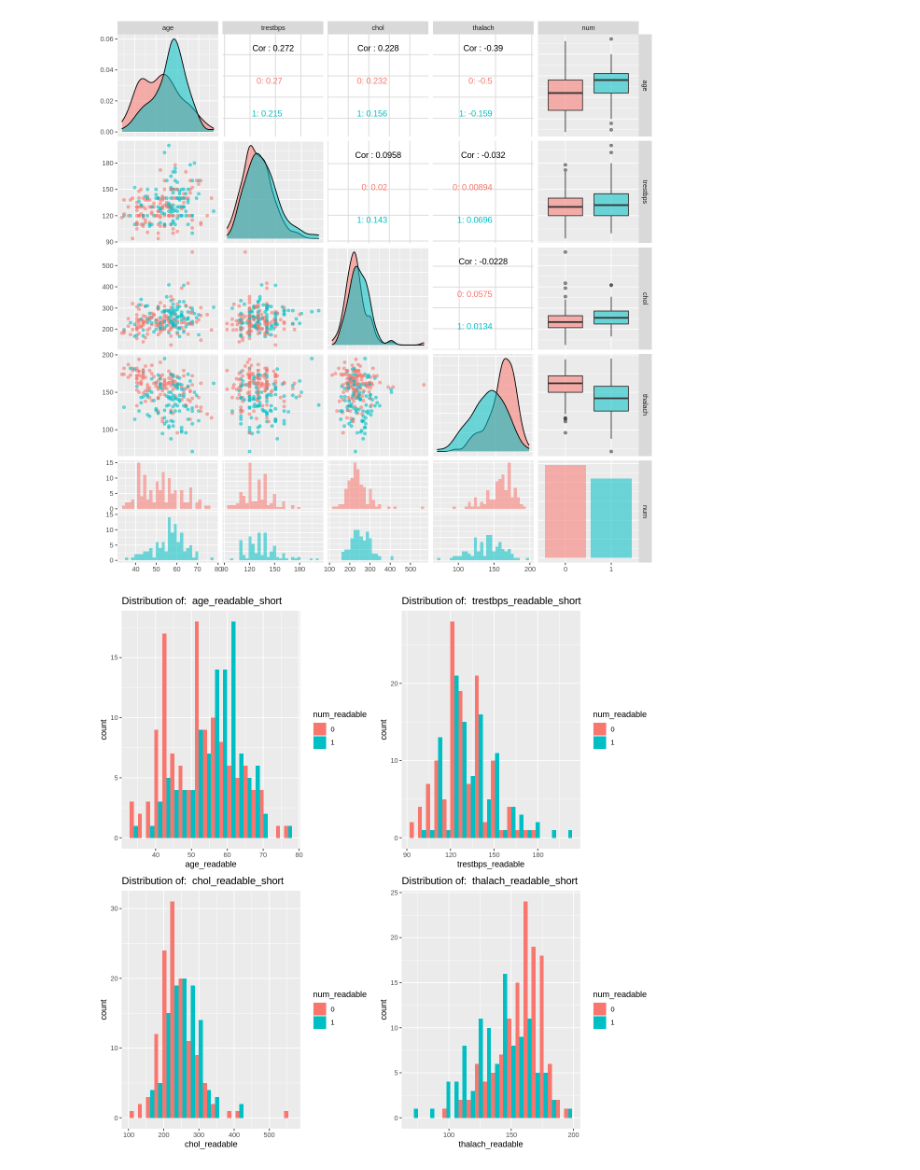
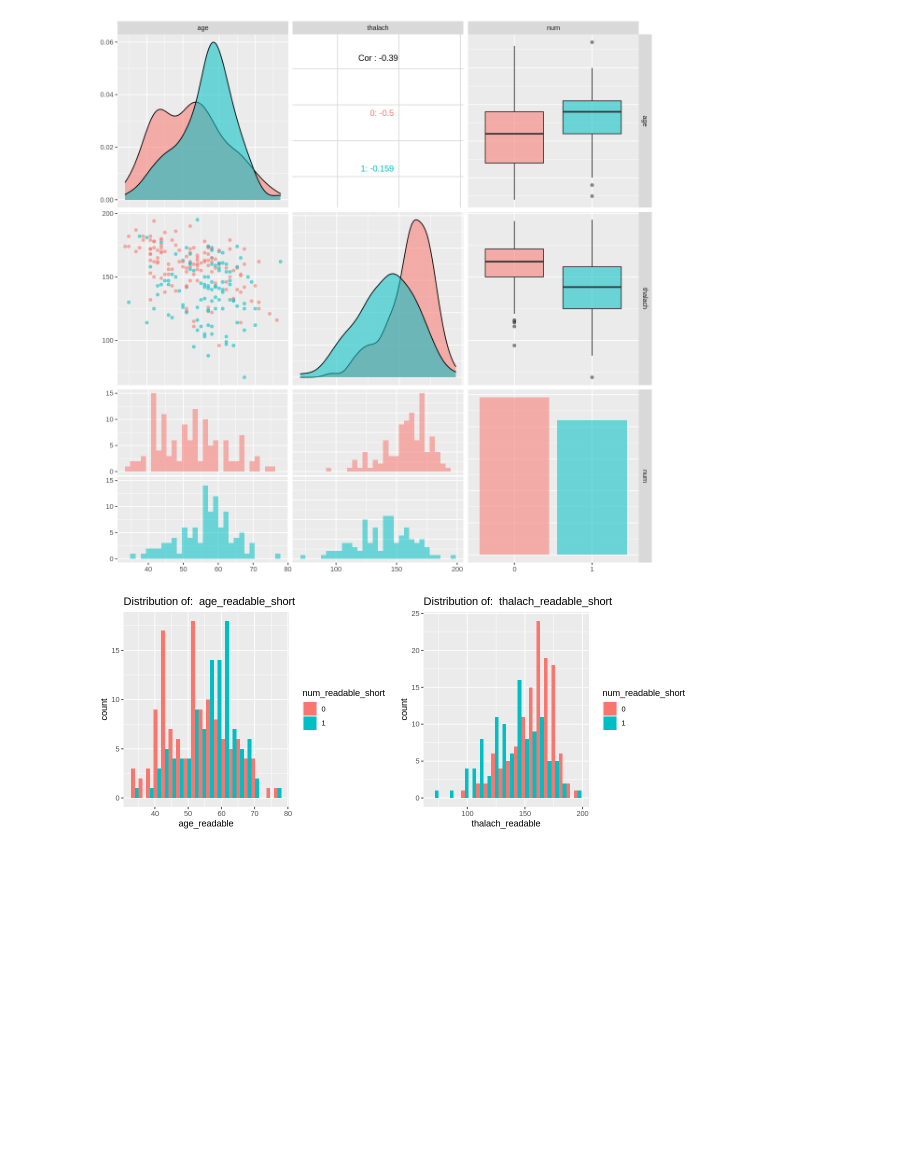
Before and after one commit to abnerbal/Heart_Disease_Predictor, a Jupyter notebook: code/code2.ipynb, the cells around one changed output. Saved outputs shown, nothing was run; the diff lists cells and outputs as text; code cells hidden in the pictures; blank space fills up the shorter version.

Commit message:
change plot in Code 2

```diff
--- a/code/code2.ipynb
+++ b/code/code2.ipynb
@@ -6,8 +6,8 @@
 
 #[Note: recipe(target ~ ., data = heart_data_train)
 # predictors <- c("age", "trestbps", "chol")
-predictors <- c("age", "trestbps", "chol", "thalach")
-# predictors <- c("trestbps", "chol", "thalach")
+# predictors <- c("age", "trestbps", "chol", "thalach")
+predictors <- c("age", "thalach")
 # Example: predictors <- c("age", "chol") ==
 #          recipe(num ~ age+chol, data = heart_data_train)
 # predictors: all predictors
@@ -22,17 +22,21 @@ dots <- 50 # suggest 100
 # x_var <- "age"
 # y_var <- "chol"
 
-x_var <- "trestbps"
-y_var <- "chol"
+x_var <- "age"
+y_var <- "thalach"
 
 
 target <- "num"
+
+default_plot_width
+default_plot_height
 
 set.seed(1)
 
 HumanReadableMappingTable <-
     data.frame(raw_col=rep(c("age", "trestbps", "chol", "thalach", "num")),
-    readable=rep(c("age_readable", "trestbps_readable", "chol_readable", "thalach_readable", "num_readable")))
+    readable=rep(c("age_readable", "trestbps_readable", "chol_readable", "thalach_readable", "num_readable")),
+    readable_s=rep(c("age_readable", "trestbps_readable", "chol_readable", "thalach_readable", "num_readable")))
 
 # ----------------------------------END CONFIG---------------------------
 # make x_var, y_var in predictors
@@ -138,10 +142,13 @@ ggpairs(heart_data_train,
 histogramPlot <- function(p){
   ggplot(heart_data_train, aes(x=get(p), fill = get(target))) +
     geom_histogram(bins=20, position = "dodge") +
-    labs(x=HumanReadable(p), fill=HumanReadable(target)) +
+    labs(x=HumanReadable(p), fill=HumanReadableShort(target)) +
     ggtitle(paste("Distribution of: ", HumanReadableShort(p)))
 }
+
+options(repr.plot.width = default_plot_width, repr.plot.height = (default_plot_height/2) * ceiling(length(predictors)/2))
 plot_grid(plotlist = map(predictors, histogramPlot), ncol = 2)
+options(repr.plot.width = default_plot_width, repr.plot.height = default_plot_height)
 # %% [output]
 [1] "Total observations: 228"
 [1] "Mean of: age_readable_short is: 54.20"
@@ -158,5 +159,5 @@ plot_grid(plotlist = map(predictors, histogramPlot), ncol = 2)
-[figure, old version]
+[figure, new version]
-[figure, old version]
+[figure, new version]
 # %%
 # Code part 3, Classification, tuning
 heart_recipe <- recipe(as.formula(paste(target, "~ .")), data = heart_data_train) %>%
```
Also changed, not shown: parts of 5 cells of this notebook.
